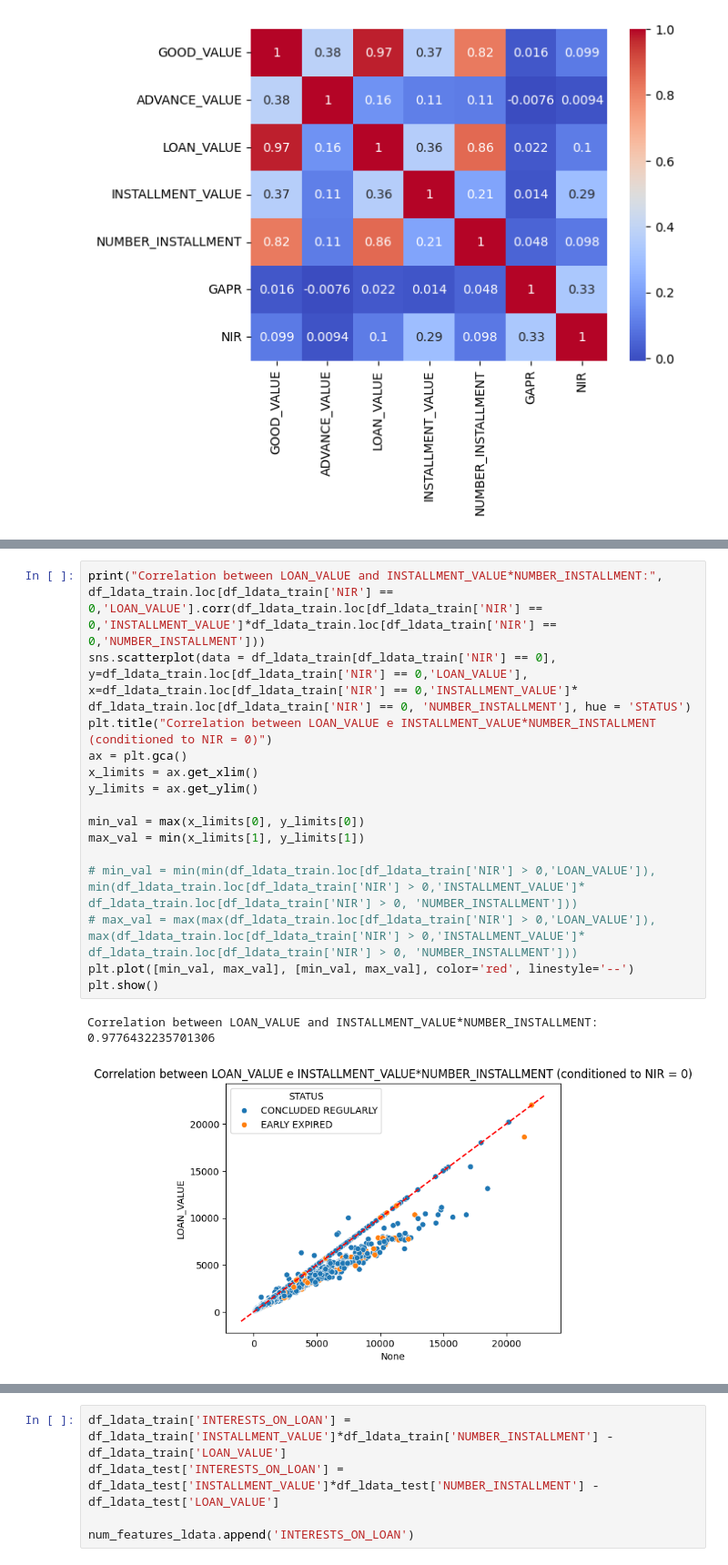
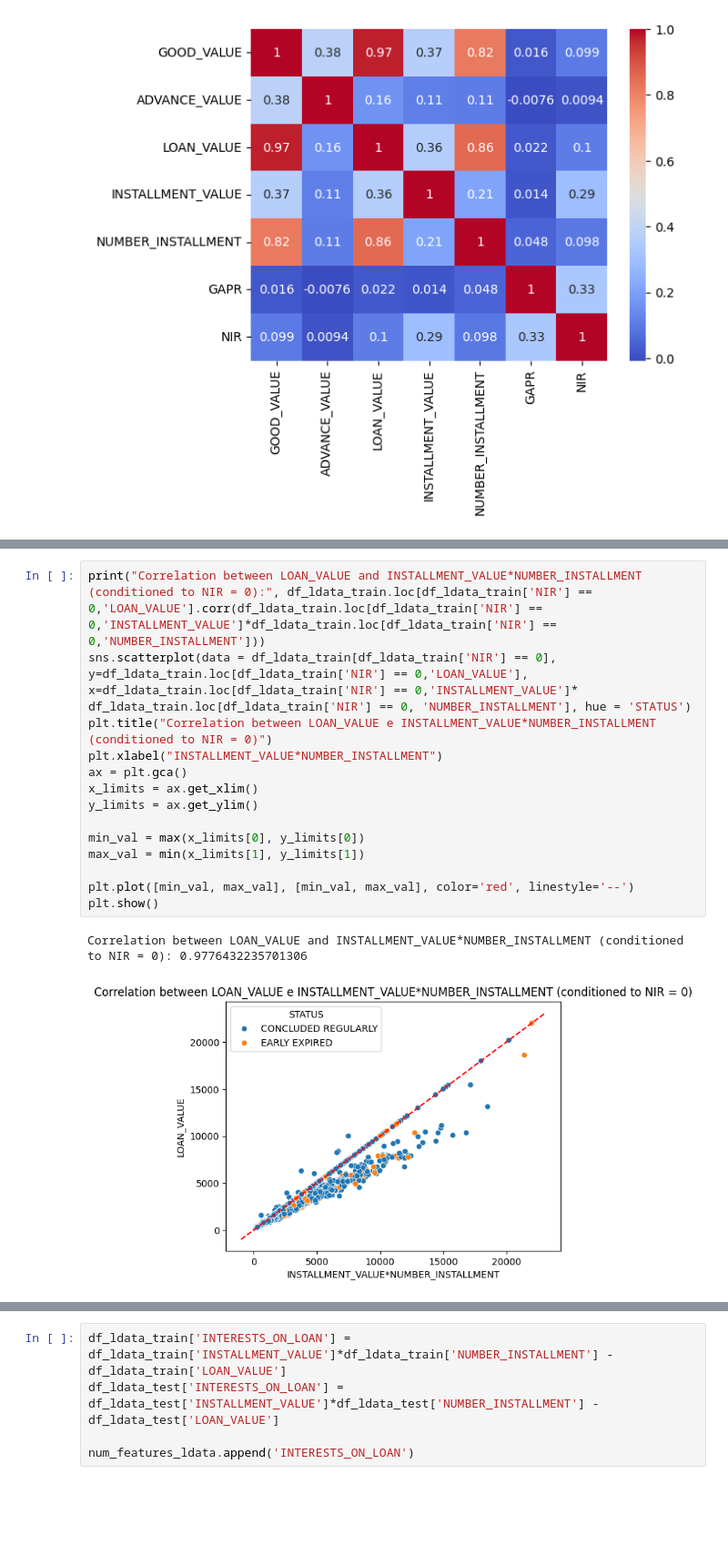
Before and after one commit to danicugni/Data-Science-Assignment---use-case-1, a Jupyter notebook: Data Science Assignment - use case 1.ipynb, the cells around one changed output, grey strips where cells are left out. Shown at 91% size. Saved outputs shown, nothing was run; the diff lists cells and outputs as text; blank space fills up the shorter version.

```diff
--- a/Data Science Assignment - use case 1.ipynb
+++ b/Data Science Assignment - use case 1.ipynb
@@ -622,19 +609,18 @@ Text(0.5, 1.0, 'Correlation between LOAN_VALUE e INSTALLMENT_VALUE*NUMBER_INSTAL
 # %%
-print("Correlation between LOAN_VALUE and INSTALLMENT_VALUE*NUMBER_INSTALLMENT:", df_ldata_train.loc[df_ldata_train['NIR'] == 0,'LOAN_VALUE'].corr(df_ldata_train.loc[df_ldata_train['NIR'] == 0,'INSTALLMENT_VALUE']*df_ldata_train.loc[df_ldata_train['NIR'] == 0,'NUMBER_INSTALLMENT']))
+print("Correlation between LOAN_VALUE and INSTALLMENT_VALUE*NUMBER_INSTALLMENT (conditioned to NIR = 0):", df_ldata_train.loc[df_ldata_train['NIR'] == 0,'LOAN_VALUE'].corr(df_ldata_train.loc[df_ldata_train['NIR'] == 0,'INSTALLMENT_VALUE']*df_ldata_train.loc[df_ldata_train['NIR'] == 0,'NUMBER_INSTALLMENT']))
 sns.scatterplot(data = df_ldata_train[df_ldata_train['NIR'] == 0], y=df_ldata_train.loc[df_ldata_train['NIR'] == 0,'LOAN_VALUE'], x=df_ldata_train.loc[df_ldata_train['NIR'] == 0,'INSTALLMENT_VALUE']* df_ldata_train.loc[df_ldata_train['NIR'] == 0, 'NUMBER_INSTALLMENT'], hue = 'STATUS')
 plt.title("Correlation between LOAN_VALUE e INSTALLMENT_VALUE*NUMBER_INSTALLMENT (conditioned to NIR = 0)")
+plt.xlabel("INSTALLMENT_VALUE*NUMBER_INSTALLMENT")
 ax = plt.gca()
 x_limits = ax.get_xlim()
 y_limits = ax.get_ylim()
 
 min_val = max(x_limits[0], y_limits[0])
 max_val = min(x_limits[1], y_limits[1])
 
-# min_val = min(min(df_ldata_train.loc[df_ldata_train['NIR'] > 0,'LOAN_VALUE']), min(df_ldata_train.loc[df_ldata_train['NIR'] > 0,'INSTALLMENT_VALUE']* df_ldata_train.loc[df_ldata_train['NIR'] > 0, 'NUMBER_INSTALLMENT']))
-# max_val = max(max(df_ldata_train.loc[df_ldata_train['NIR'] > 0,'LOAN_VALUE']), max(df_ldata_train.loc[df_ldata_train['NIR'] > 0,'INSTALLMENT_VALUE']* df_ldata_train.loc[df_ldata_train['NIR'] > 0, 'NUMBER_INSTALLMENT']))
 plt.plot([min_val, max_val], [min_val, max_val], color='red', linestyle='--')
 plt.show()
 # %% [output]
-Correlation between LOAN_VALUE and INSTALLMENT_VALUE*NUMBER_INSTALLMENT: 0.9776432235701306
+Correlation between LOAN_VALUE and INSTALLMENT_VALUE*NUMBER_INSTALLMENT (conditioned to NIR = 0): 0.9776432235701306
-[figure, old version]
+[figure, new version]
 # %%
```
Also changed, not shown: parts of 38 cells of this notebook, 16 other files.
